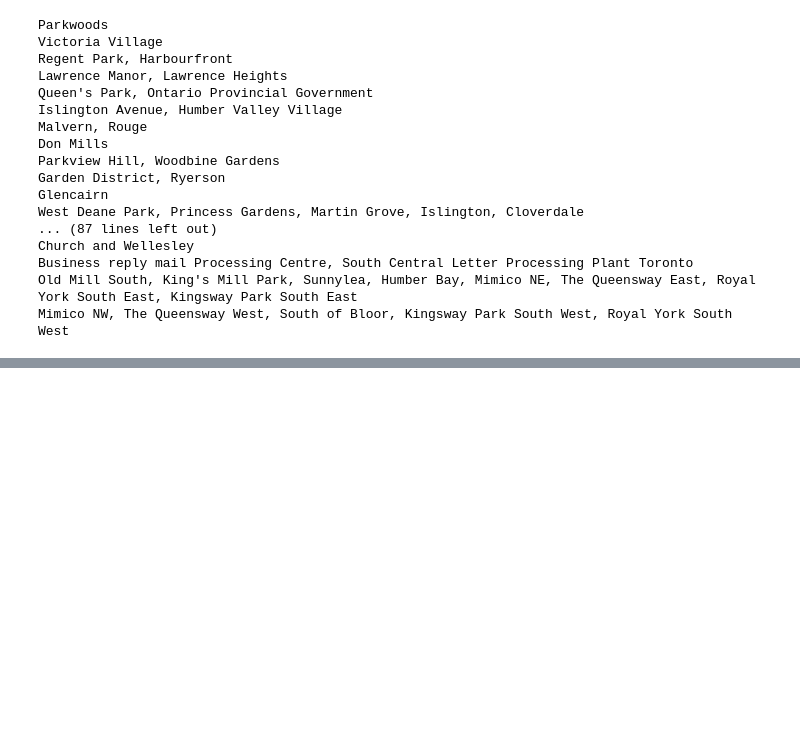
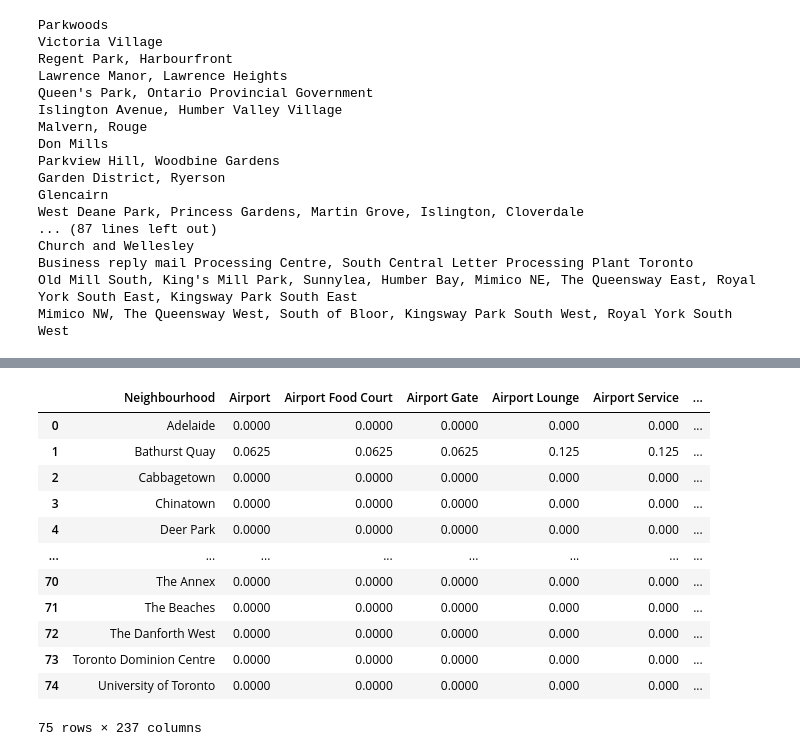
Before and after one commit to parag-ghungrudkar/Battle_of_neighborhoods_coursera, a Jupyter notebook: Coursera_capstone_project.ipynb, the cells around one changed output, grey strips where cells are left out. Drawn from its saved outputs; the diff is of its cells as text; code cells hidden in the pictures; blank space fills up the shorter version.

```diff
--- a/Coursera_capstone_project.ipynb
+++ b/Coursera_capstone_project.ipynb
@@ -300,0 +348,2 @@ final_df1 = final_df.copy()
+# %%
+exploded_final_df = explode(final_df1.assign(Neighbourhood=final_df1.Neighbourhood.str.split(',')), 'Neighbourhood')
@@ -300,0 +380,3 @@ final_df1 = final_df.copy()
+# %%
+toronto_df = exploded_final_df[exploded_final_df['Borough'].str.contains("Toronto")]
+toronto_df.head()
@@ -300,0 +493,12 @@ final_df1 = final_df.copy()
+# %%
+# one hot encoding
+toronto_onehot = pd.get_dummies(toronto_venues[['Venue Category']], prefix="", prefix_sep="")
+
+# add neighborhood column back to dataframe
+toronto_onehot['Neighbourhood'] =toronto_venues['Neighbourhood']
+
+# move neighborhood column to the first column
+fixed_columns = [toronto_onehot.columns[-1]] + list(toronto_onehot.columns[:-1])
+toronto_onehot =toronto_onehot[fixed_columns]
+
+toronto_onehot.head()
@@ -300,0 +513,17 @@ final_df1 = final_df.copy()
+# %%
+toronto_grouped = toronto_onehot.groupby('Neighbourhood').mean().reset_index()
+toronto_grouped
+# %% [output]
+|  | Neighbourhood | Airport | Airport Food Court | Airport Gate | Airport Lounge | Airport Service | ... |
+| 0 | Adelaide | 0.0000 | 0.0000 | 0.0000 | 0.000 | 0.000 | ... |
+| 1 | Bathurst Quay | 0.0625 | 0.0625 | 0.0625 | 0.125 | 0.125 | ... |
+| 2 | Cabbagetown | 0.0000 | 0.0000 | 0.0000 | 0.000 | 0.000 | ... |
+| 3 | Chinatown | 0.0000 | 0.0000 | 0.0000 | 0.000 | 0.000 | ... |
+| 4 | Deer Park | 0.0000 | 0.0000 | 0.0000 | 0.000 | 0.000 | ... |
+| ... | ... | ... | ... | ... | ... | ... | ... |
+| 70 | The Annex | 0.0000 | 0.0000 | 0.0000 | 0.000 | 0.000 | ... |
+| 71 | The Beaches | 0.0000 | 0.0000 | 0.0000 | 0.000 | 0.000 | ... |
+| 72 | The Danforth West | 0.0000 | 0.0000 | 0.0000 | 0.000 | 0.000 | ... |
+| 73 | Toronto Dominion Centre | 0.0000 | 0.0000 | 0.0000 | 0.000 | 0.000 | ... |
+| 74 | University of Toronto | 0.0000 | 0.0000 | 0.0000 | 0.000 | 0.000 | ... |
+75 rows × 237 columns
```
Also changed, not shown: parts of 19 cells of this notebook.
